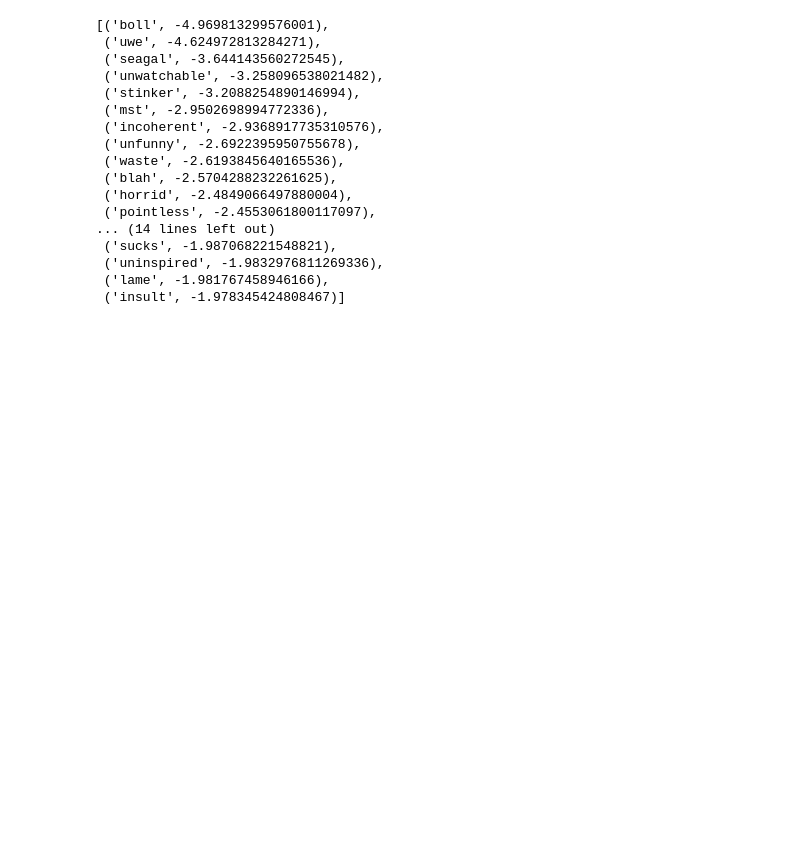
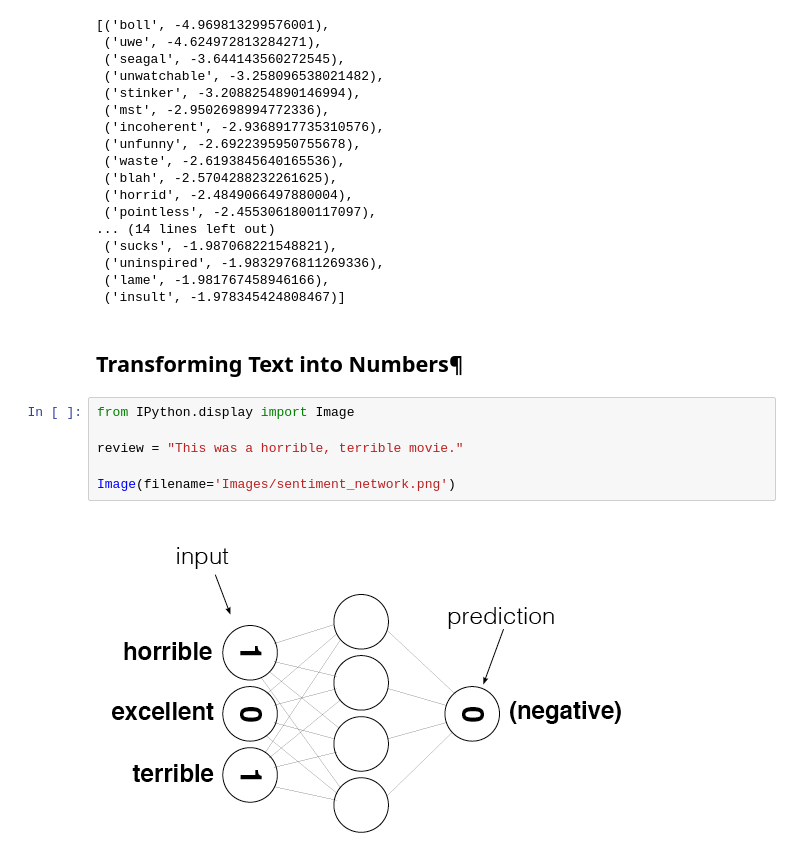
Before and after one commit to adityasaxena26/Sentiment-Network, a Jupyter notebook: sentiment_classification.ipynb, the cells around one changed output. Saved outputs shown, nothing was run; the diff lists cells and outputs as text; blank space fills up the shorter version.

```diff
--- a/sentiment_classification.ipynb
+++ b/sentiment_classification.ipynb
@@ -242,3 +242,13 @@ list(reversed(pos_neg_ratios.most_common()))[0:30]
  ('uninspired', -1.9832976811269336),
  ('lame', -1.981767458946166),
  ('insult', -1.978345424808467)]
+# %% [markdown]
+## Transforming Text into Numbers¶
+# %%
+from IPython.display import Image
+
+review = "This was a horrible, terrible movie."
+
+Image(filename='Images/sentiment_network.png')
+# %% [output]
+[figure, added]
```
Also changed, not shown: parts of 20 cells of this notebook.
